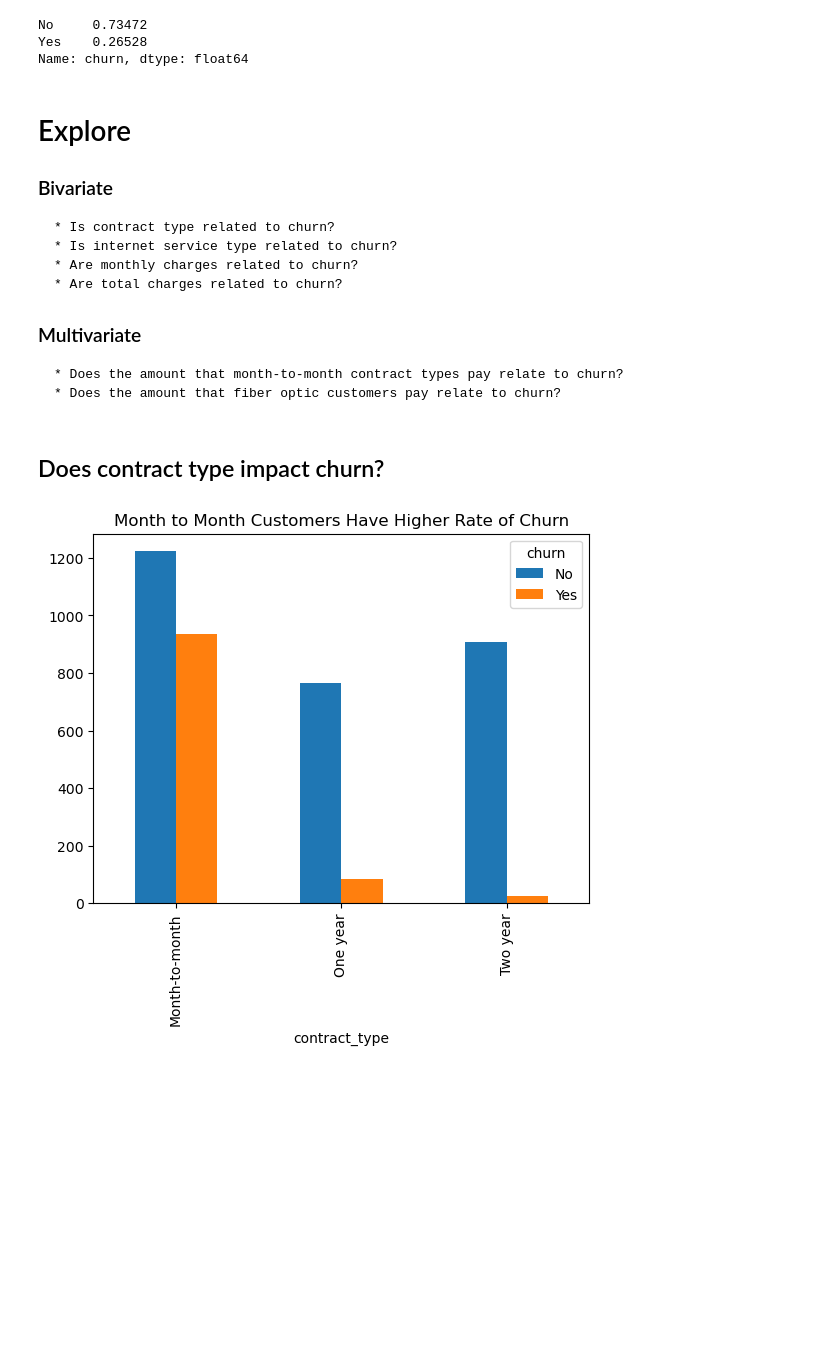
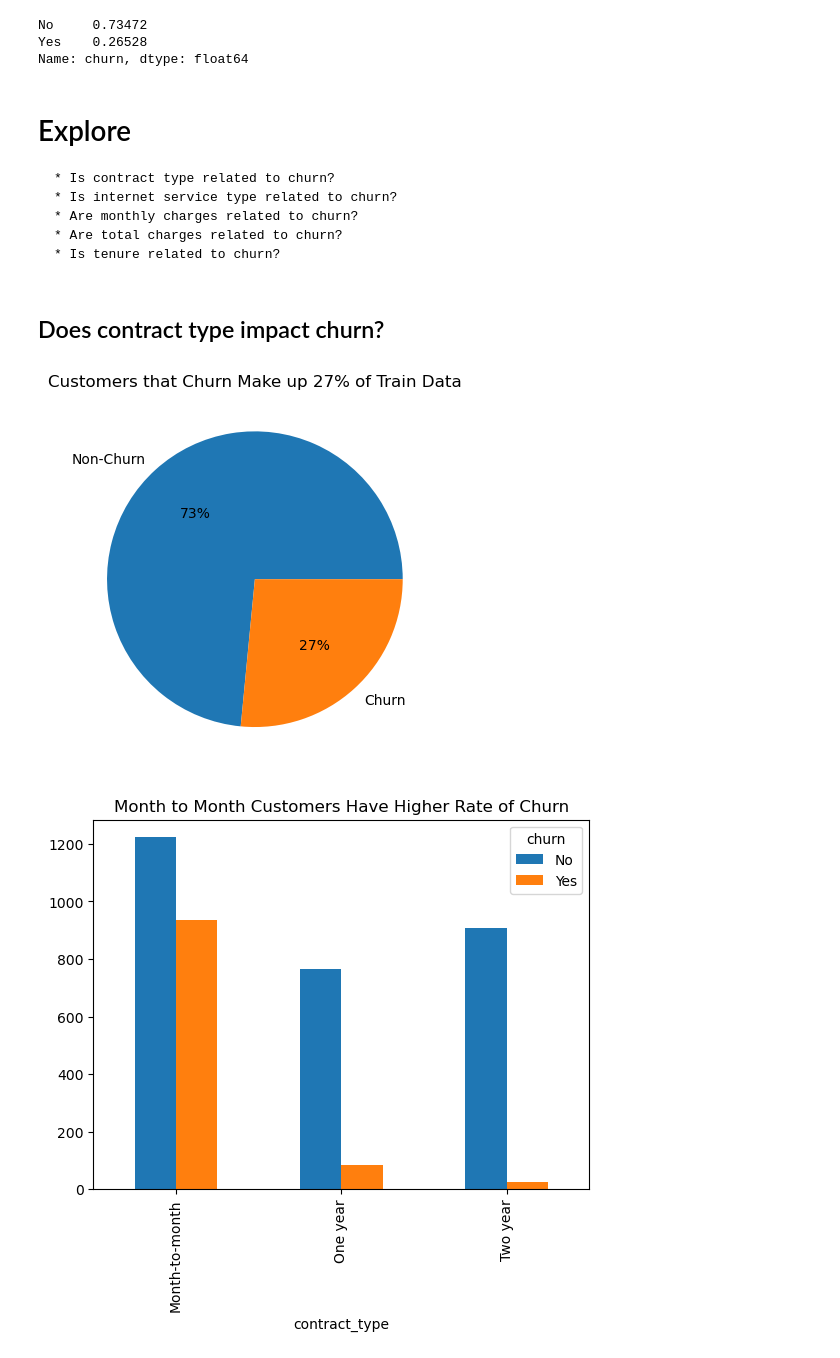
Before and after one commit to elizabethswarren/classification-project, a Jupyter notebook: report.ipynb, the cells around one changed output. Saved outputs shown, nothing was run; the diff lists cells and outputs as text; code cells hidden in the pictures; blank space fills up the shorter version.

```diff
--- a/report.ipynb
+++ b/report.ipynb
@@ -183,17 +184,22 @@ Name: churn, dtype: float64
 # %% [markdown]
 # Explore
 
-### Bivariate
+
     * Is contract type related to churn?
     * Is internet service type related to churn?
     * Are monthly charges related to churn?
     * Are total charges related to churn?
-
-### Multivariate
-    * Does the amount that month-to-month contract types pay relate to churn?
-    * Does the amount that fiber optic customers pay relate to churn?
+    * Is tenure related to churn?
 # %% [markdown]
 ## Does contract type impact churn?
+# %%
+# visualize customer churn
+labels = ['Non-Churn', 'Churn']
+plt.pie(train.churn.value_counts(), labels=labels, autopct='%.0f%%')
+plt.title("Customers that Churn Make up 27% of Train Data")
+plt.show()
+# %% [output]
+[figure, added]
 # %%
 # create a crosstab between contract type and churn
 
```
Also changed, not shown: parts of 9 cells of this notebook.
